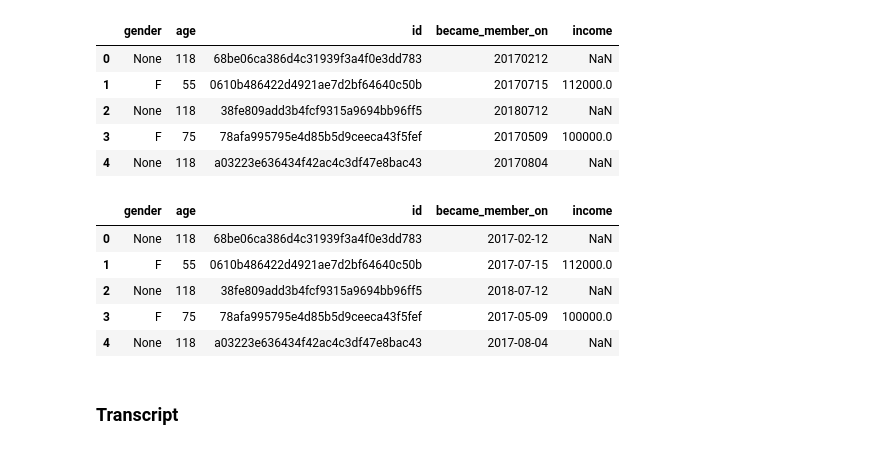
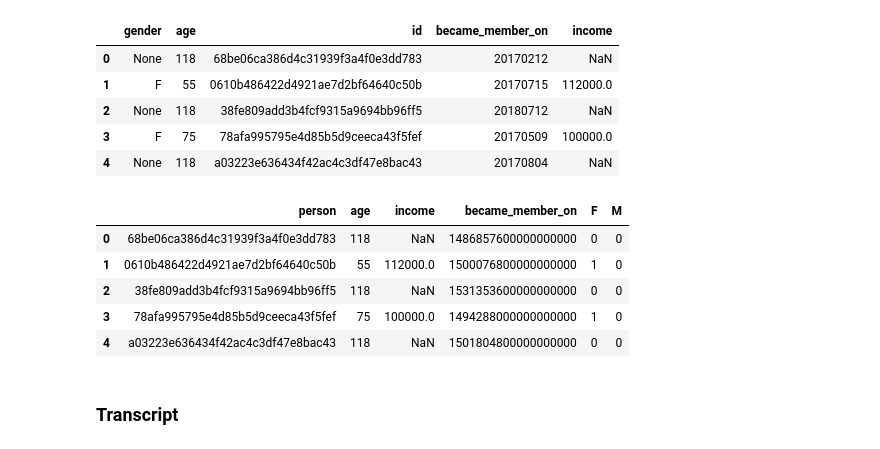
Before and after one commit to felipe-takaoka/starbucks-capstone, a Jupyter notebook: Starbucks_Capstone_notebook.ipynb, the cells around one changed output. Saved outputs shown, nothing was run; the diff lists cells and outputs as text; code cells hidden in the pictures.

```diff
--- a/Starbucks_Capstone_notebook.ipynb
+++ b/Starbucks_Capstone_notebook.ipynb
@@ -126,17 +133,25 @@ profile.head()
 | 2 | None | 118 | 38fe809add3b4fcf9315a9694bb96ff5 | 20180712 | NaN |
 | 3 | F | 75 | 78afa995795e4d85b5d9ceeca43f5fef | 20170509 | 100000.0 |
 | 4 | None | 118 | a03223e636434f42ac4c3df47e8bac43 | 20170804 | NaN |
-# %%
-profile_df = profile.copy()
-profile_df["became_member_on"] = pd.to_datetime(profile["became_member_on"].astype(str))
-profile_df.head()
-# %% [output]
-|  | gender | age | id | became_member_on | income |
-| 0 | None | 118 | 68be06ca386d4c31939f3a4f0e3dd783 | 2017-02-12 | NaN |
-| 1 | F | 55 | 0610b486422d4921ae7d2bf64640c50b | 2017-07-15 | 112000.0 |
-| 2 | None | 118 | 38fe809add3b4fcf9315a9694bb96ff5 | 2018-07-12 | NaN |
-| 3 | F | 75 | 78afa995795e4d85b5d9ceeca43f5fef | 2017-05-09 | 100000.0 |
-| 4 | None | 118 | a03223e636434f42ac4c3df47e8bac43 | 2017-08-04 | NaN |
+# %%
+profile_df = profile.copy()
+
+# Convert date to an int
+profile_df["became_member_on"] = pd.to_datetime(profile["became_member_on"].astype(str)).astype(int)
+# Get dummies for gender
+profile_df = pd.concat([profile_df, pd.get_dummies(profile_df["gender"])], axis=1)
+# Rename and order columns
+profile_df = profile_df.rename(columns={"id": "person"})
+profile_df = profile_df[["person", "age", "income", "became_member_on", "F", "M"]]
+
+profile_df.head()
+# %% [output]
+|  | person | age | income | became_member_on | F | M |
+| 0 | 68be06ca386d4c31939f3a4f0e3dd783 | 118 | NaN | 1486857600000000000 | 0 | 0 |
+| 1 | 0610b486422d4921ae7d2bf64640c50b | 55 | 112000.0 | 1500076800000000000 | 1 | 0 |
+| 2 | 38fe809add3b4fcf9315a9694bb96ff5 | 118 | NaN | 1531353600000000000 | 0 | 0 |
+| 3 | 78afa995795e4d85b5d9ceeca43f5fef | 75 | 100000.0 | 1494288000000000000 | 1 | 0 |
+| 4 | a03223e636434f42ac4c3df47e8bac43 | 118 | NaN | 1501804800000000000 | 0 | 0 |
 # %% [markdown]
 ### Transcript
 # %%
```
Also changed, not shown: parts of 1 cell of this notebook.
